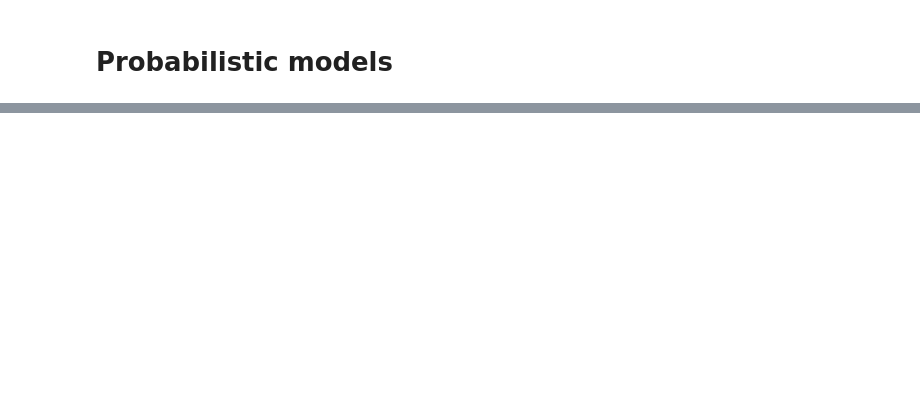
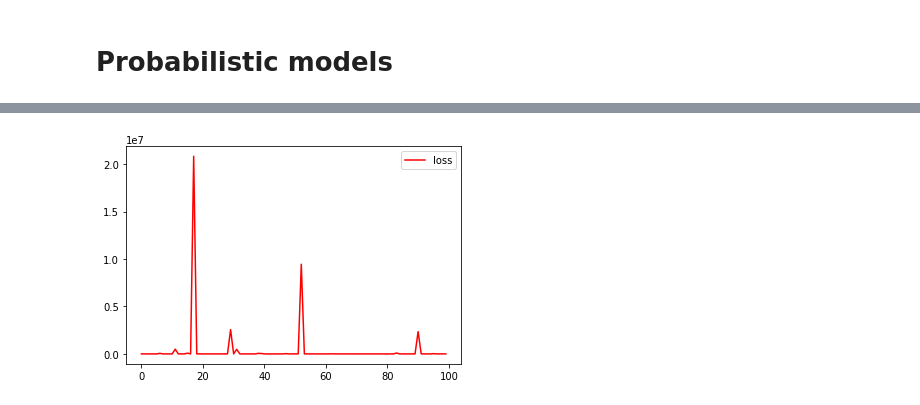
Before and after one commit to daitranskku/soil_properties, a Jupyter notebook: regression_models.ipynb, the cells around one changed output, grey strips where cells are left out. Drawn from its saved outputs; the diff is of its cells as text; code cells hidden in the pictures; blank space fills up the shorter version.

```diff
--- a/regression_models.ipynb
+++ b/regression_models.ipynb
@@ -134,0 +207,2 @@ plt.show()
+# %%
+normalized_X_train_ntb_d =  tf.constant(normalized_X_train_ntb, dtype=tf.float64)
@@ -134,0 +211,2 @@ plt.show()
+# %%
+y_train_ntb_d =  tf.constant(y_train_ntb, dtype=tf.float64)
@@ -134,0 +217,9 @@ plt.show()
+# %%
+checkpoint_best_only = get_checkpoint_best_only(model_type = 'probabilistic')
+callbacks_prob = [checkpoint_best_only]
+# %%
+his_prob = model_prob.fit(normalized_X_train_ntb_d, y_train_ntb_d,
+                     epochs=100, verbose=1,
+#                      batch_size = 10,
+                     callbacks=callbacks_prob
+                         )
@@ -134,0 +245,7 @@ plt.show()
+# %%
+plt.plot(his_prob.history['loss'],'r',label='loss')
+# plt.plot(hist.history['val_loss'],'b',label='val_loss')
+plt.legend()
+plt.show()
+# %% [output]
+[figure, added]
```
Also changed, not shown: parts of 28 cells of this notebook, 9 other files.
